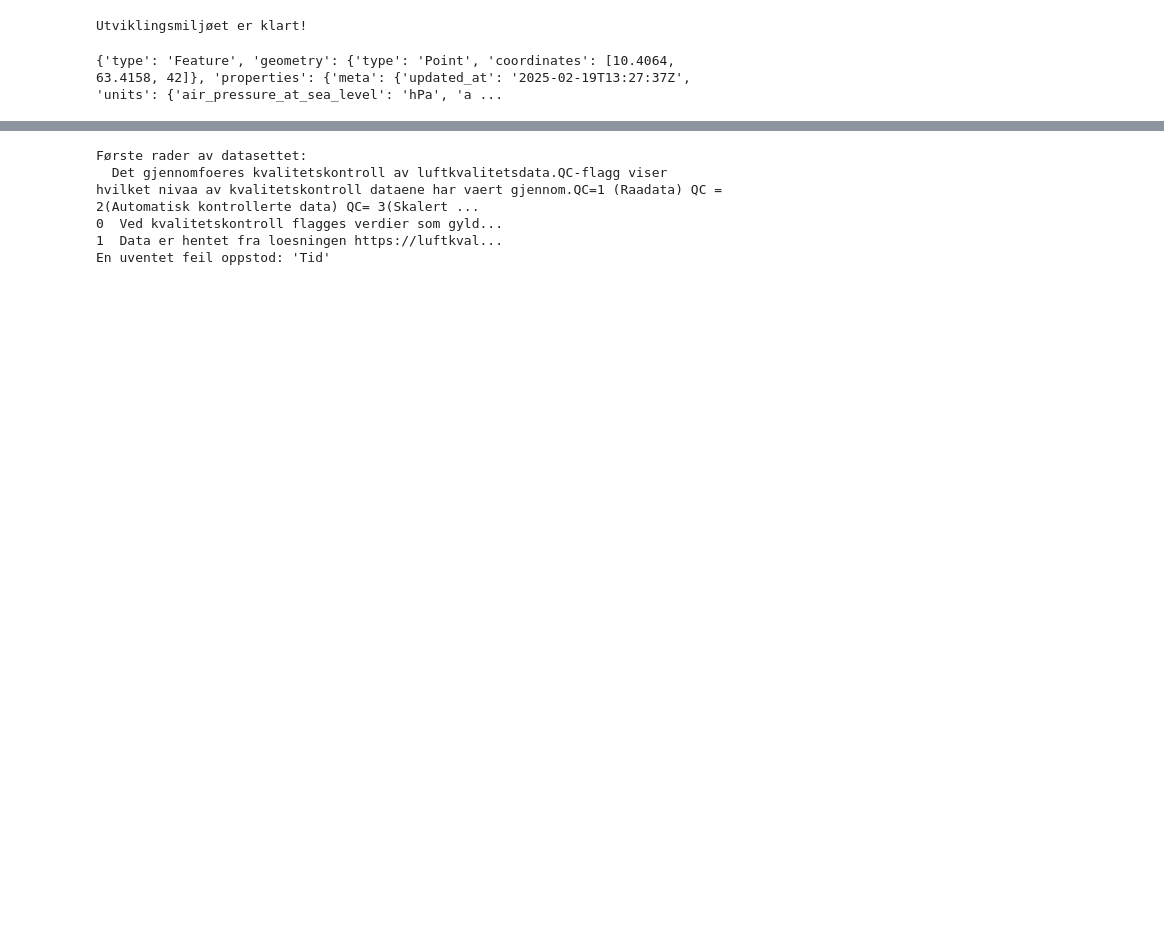
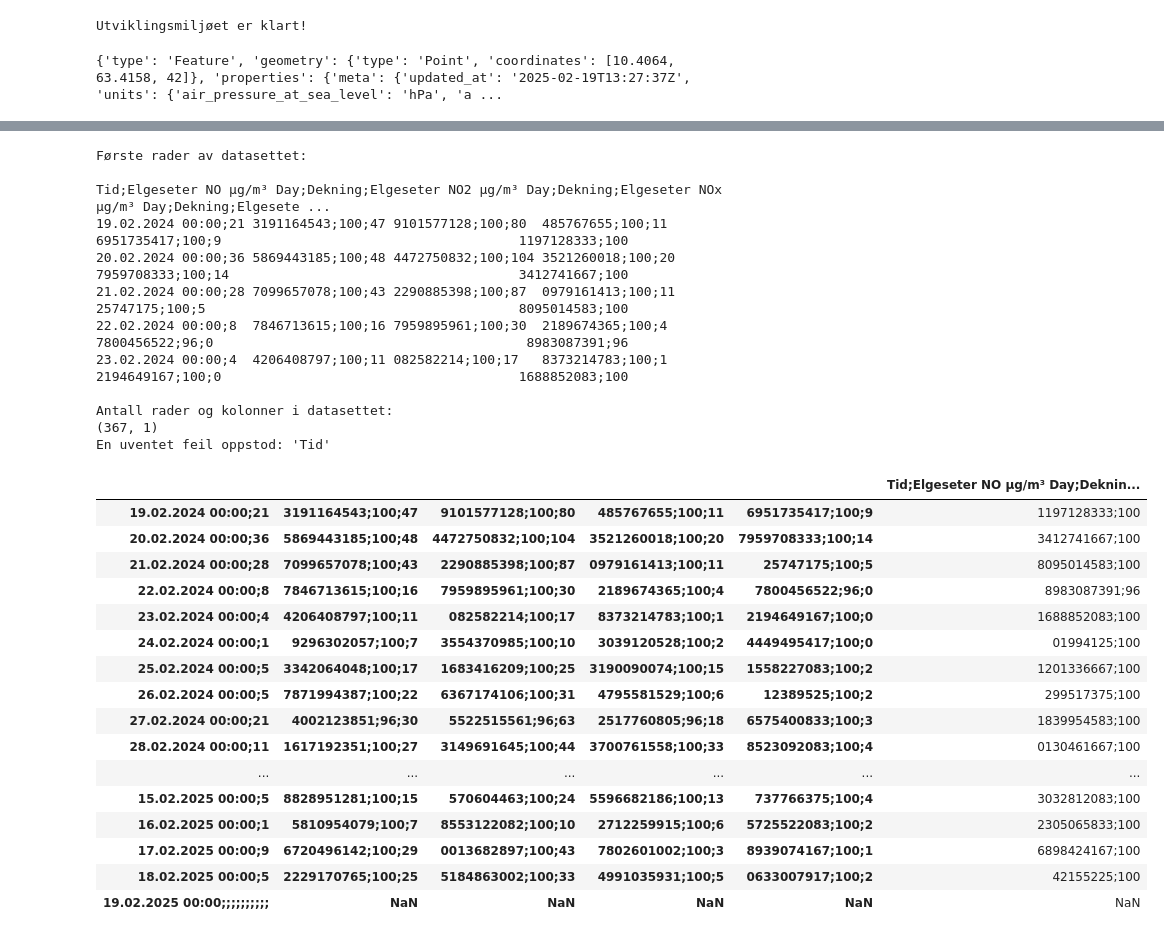
Before and after one commit to Ruchis356/Gruppeprosjekt, a Jupyter notebook: jupyter.ipynb, the cells around one changed output, grey strips where cells are left out. Cells and saved outputs as stored; diff of their text form; code cells hidden in the pictures; blank space fills up the shorter version.

```diff
--- a/jupyter.ipynb
+++ b/jupyter.ipynb
@@ -101,48 +103,87 @@ Data hentet fra frost.met.no!
 import pandas as pd
 
 # Les CSV-filen fra NILU
-file_path = 'luftkvalitet_trondheim.csv'  # Bytt ut med filstien til din CSV-fil
+file_path = 'luftkvalitet_trondheim_dag.csv'  # Bytt ut med filstien til din CSV-fil
 
 try:
-    # Prøv å lese filen med ulike parametere
+    # Les inn filen og hopp over de første 6 radene (beskrivende tekst)
     luftkvalitet_df = pd.read_csv(
         file_path,
-        sep=',',  # Bytt til ';' eller '\t' hvis nødvendig
-        encoding='utf-8',  # Prøv 'latin1' eller 'ISO-8859-1' hvis UTF-8 ikke fungerer
+        skiprows=3,  # Hopp over de første 6 radene
+        sep=',',  # Skilletegn er komma
+        encoding='utf-8',  # Encoding er UTF-8
         on_bad_lines='skip'  # Hopp over ufullstendige rader
     )
 
     # Vis de første radene for å sjekke at dataene er lest inn riktig
     print("Første rader av datasettet:")
     print(luftkvalitet_df.head())
 
+    # Sjekk antall rader og kolonner
+    print("\nAntall rader og kolonner i datasettet:")
+    print(luftkvalitet_df.shape)
+
     # Konverter 'Tid'-kolonnen til datetime-format
-    luftkvalitet_df['Tid'] = pd.to_datetime(luftkvalitet_df['Tid'])
+    luftkvalitet_df['Tid'] = pd.to_datetime(luftkvalitet_df['Tid'], format='%d.%m.%Y %H:%M')
 
     # Sett 'Tid' som indeks
     luftkvalitet_df.set_index('Tid', inplace=True)
 
-    # Beregn gjennomsnittlig luftkvalitet for hver time
-    luftkvalitet_df['Gjennomsnittlig_luftkvalitet'] = luftkvalitet_df.mean(axis=1)
+    # Erstatt tomme verdier med NaN
+    luftkvalitet_df.replace('', pd.NA, inplace=True)
+
+    # Konverter alle kolonner til numeriske verdier (hvis mulig)
+    luftkvalitet_df = luftkvalitet_df.apply(pd.to_numeric, errors='ignore')
 
     # Vis statistikk for datasettet
     print("\nStatistikk for datasettet:")
     print(luftkvalitet_df.describe())
 
     # Lagre de behandlede dataene til en ny CSV-fil
     output_file_path = 'behandlet_luftkvalitet_trondheim.csv'
     luftkvalitet_df.to_csv(output_file_path)
     print(f"\nBehandlede data lagret til {output_file_path}")
 
 except FileNotFoundError:
     print(f"Feil: Filen '{file_path}' ble ikke funnet. Sjekk filstien.")
 except pd.errors.ParserError:
     print("Feil: Kunne ikke lese CSV-filen. Sjekk skilletegn og encoding.")
 except Exception as e:
     print(f"En uventet feil oppstod: {e}")
+
+#Endrer pandas til å vise hele dataframe
+pd.set_option('display.max_rows', None)
+pd.set_option('display.max_columns', None)
+pd.set_option('display.width', None)
+
+#Vis hele dataframe
+display(luftkvalitet_df)
 # %% [output]
 Første rader av datasettet:
-  Det gjennomfoeres kvalitetskontroll av luftkvalitetsdata.QC-flagg viser hvilket nivaa av kvalitetskontroll dataene har vaert gjennom.QC=1 (Raadata) QC = 2(Automatisk kontrollerte data) QC= 3(Skalert ...
-0  Ved kvalitetskontroll flagges verdier som gyld...
-1  Data er hentet fra loesningen https://luftkval...
+                                                                                             Tid;Elgeseter NO µg/m³ Day;Dekning;Elgeseter NO2 µg/m³ Day;Dekning;Elgeseter NOx µg/m³ Day;Dekning;Elgesete ...
+19.02.2024 00:00;21 3191164543;100;47 9101577128;100;80  485767655;100;11  6951735417;100;9                                      1197128333;100
+20.02.2024 00:00;36 5869443185;100;48 4472750832;100;104 3521260018;100;20 7959708333;100;14                                     3412741667;100
+21.02.2024 00:00;28 7099657078;100;43 2290885398;100;87  0979161413;100;11 25747175;100;5                                        8095014583;100
+22.02.2024 00:00;8  7846713615;100;16 7959895961;100;30  2189674365;100;4  7800456522;96;0                                        8983087391;96
+23.02.2024 00:00;4  4206408797;100;11 082582214;100;17   8373214783;100;1  2194649167;100;0                                      1688852083;100
+
+Antall rader og kolonner i datasettet:
+(367, 1)
 En uventet feil oppstod: 'Tid'
+|  |  |  |  |  | Tid;Elgeseter NO µg/m³ Day;Deknin... |
+| 19.02.2024 00:00;21 | 3191164543;100;47 | 9101577128;100;80 | 485767655;100;11 | 6951735417;100;9 | 1197128333;100 |
+| 20.02.2024 00:00;36 | 5869443185;100;48 | 4472750832;100;104 | 3521260018;100;20 | 7959708333;100;14 | 3412741667;100 |
+| 21.02.2024 00:00;28 | 7099657078;100;43 | 2290885398;100;87 | 0979161413;100;11 | 25747175;100;5 | 8095014583;100 |
+| 22.02.2024 00:00;8 | 7846713615;100;16 | 7959895961;100;30 | 2189674365;100;4 | 7800456522;96;0 | 8983087391;96 |
+| 23.02.2024 00:00;4 | 4206408797;100;11 | 082582214;100;17 | 8373214783;100;1 | 2194649167;100;0 | 1688852083;100 |
+| 24.02.2024 00:00;1 | 9296302057;100;7 | 3554370985;100;10 | 3039120528;100;2 | 4449495417;100;0 | 01994125;100 |
+| 25.02.2024 00:00;5 | 3342064048;100;17 | 1683416209;100;25 | 3190090074;100;15 | 1558227083;100;2 | 1201336667;100 |
+| 26.02.2024 00:00;5 | 7871994387;100;22 | 6367174106;100;31 | 4795581529;100;6 | 12389525;100;2 | 299517375;100 |
+| 27.02.2024 00:00;21 | 4002123851;96;30 | 5522515561;96;63 | 2517760805;96;18 | 6575400833;100;3 | 1839954583;100 |
+| 28.02.2024 00:00;11 | 1617192351;100;27 | 3149691645;100;44 | 3700761558;100;33 | 8523092083;100;4 | 0130461667;100 |
+| ... | ... | ... | ... | ... | ... |
+| 15.02.2025 00:00;5 | 8828951281;100;15 | 570604463;100;24 | 5596682186;100;13 | 737766375;100;4 | 3032812083;100 |
+| 16.02.2025 00:00;1 | 5810954079;100;7 | 8553122082;100;10 | 2712259915;100;6 | 5725522083;100;2 | 2305065833;100 |
+| 17.02.2025 00:00;9 | 6720496142;100;29 | 0013682897;100;43 | 7802601002;100;3 | 8939074167;100;1 | 6898424167;100 |
+| 18.02.2025 00:00;5 | 2229170765;100;25 | 5184863002;100;33 | 4991035931;100;5 | 0633007917;100;2 | 42155225;100 |
+| 19.02.2025 00:00;;;;;;;;;; | NaN | NaN | NaN | NaN | NaN |
```
Also changed, not shown: parts of 1 cell of this notebook.
